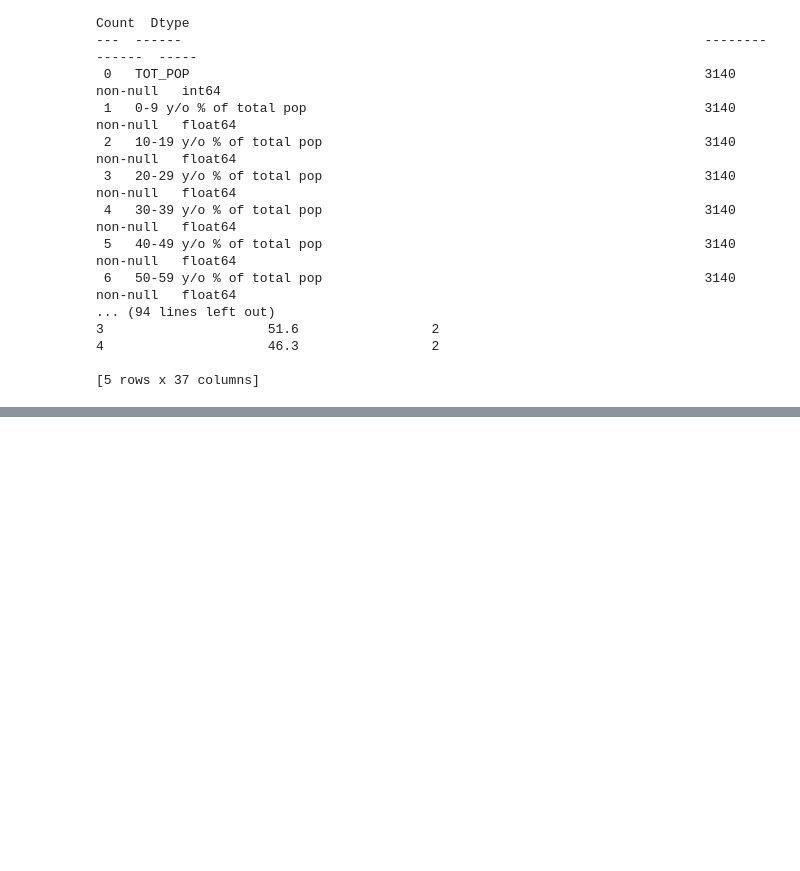
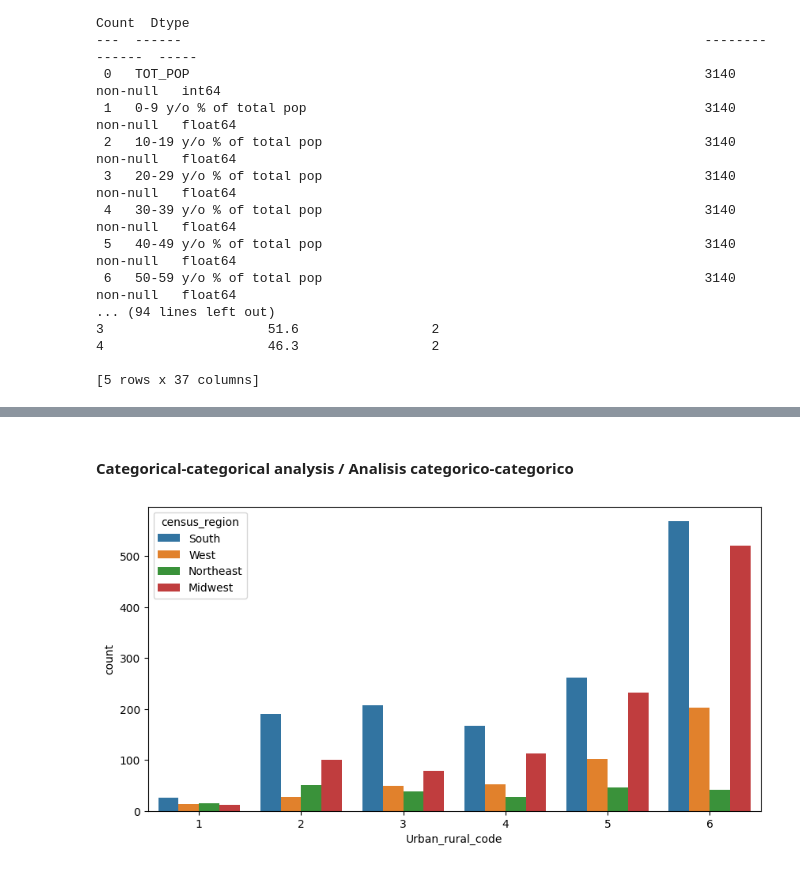
Before and after one commit to Steffanoganahl/Tutorial-Construye-un-modelo-de-regresion-lineal-usando-pandas-y-python, a Jupyter notebook: src/explore.ipynb, the cells around one changed output, grey strips where cells are left out. Cells and saved outputs as stored; diff of their text form; code cells hidden in the pictures; blank space fills up the shorter version.

```diff
--- a/src/explore.ipynb
+++ b/src/explore.ipynb
@@ -179,0 +253,29 @@ Data columns (total 37 columns):
+# %% [markdown]
+#### Categorical-categorical analysis / Analisis categorico-categorico
+# %%
+# Map states to US Census regions / Mapear estados a regiones censales de EE.UU.
+census_region_map = {
+    'Alabama': 'South',     'Alaska': 'West',         'Arizona': 'West',         'Arkansas': 'South',
+    'California': 'West',   'Colorado': 'West',        'Connecticut': 'Northeast', 'Delaware': 'South',
+    'Florida': 'South',     'Georgia': 'South',        'Hawaii': 'West',           'Idaho': 'West',
+    'Illinois': 'Midwest',  'Indiana': 'Midwest',      'Iowa': 'Midwest',          'Kansas': 'Midwest',
+    'Kentucky': 'South',    'Louisiana': 'South',      'Maine': 'Northeast',       'Maryland': 'South',
+    'Massachusetts': 'Northeast', 'Michigan': 'Midwest', 'Minnesota': 'Midwest',  'Mississippi': 'South',
+    'Missouri': 'Midwest',  'Montana': 'West',         'Nebraska': 'Midwest',      'Nevada': 'West',
+    'New Hampshire': 'Northeast', 'New Jersey': 'Northeast', 'New Mexico': 'West', 'New York': 'Northeast',
+    'North Carolina': 'South', 'North Dakota': 'Midwest', 'Ohio': 'Midwest',      'Oklahoma': 'South',
+    'Oregon': 'West',       'Pennsylvania': 'Northeast', 'Rhode Island': 'Northeast', 'South Carolina': 'South',
+    'South Dakota': 'Midwest', 'Tennessee': 'South',   'Texas': 'South',           'Utah': 'West',
+    'Vermont': 'Northeast', 'Virginia': 'South',       'Washington': 'West',       'West Virginia': 'South',
+    'Wisconsin': 'Midwest', 'Wyoming': 'West'
+}
+total_data['census_region'] = total_data['STATE_NAME'].map(census_region_map)
+
+fig, axis = plt.subplots(figsize = (10, 5))
+
+sns.countplot(data = total_data, x = "Urban_rural_code", hue = "census_region")
+
+# Show the plot / Mostrar el gráfico
+plt.show()
+# %% [output]
+[figure, added]
```
Also changed, not shown: parts of 55 cells of this notebook, 3 other files.
